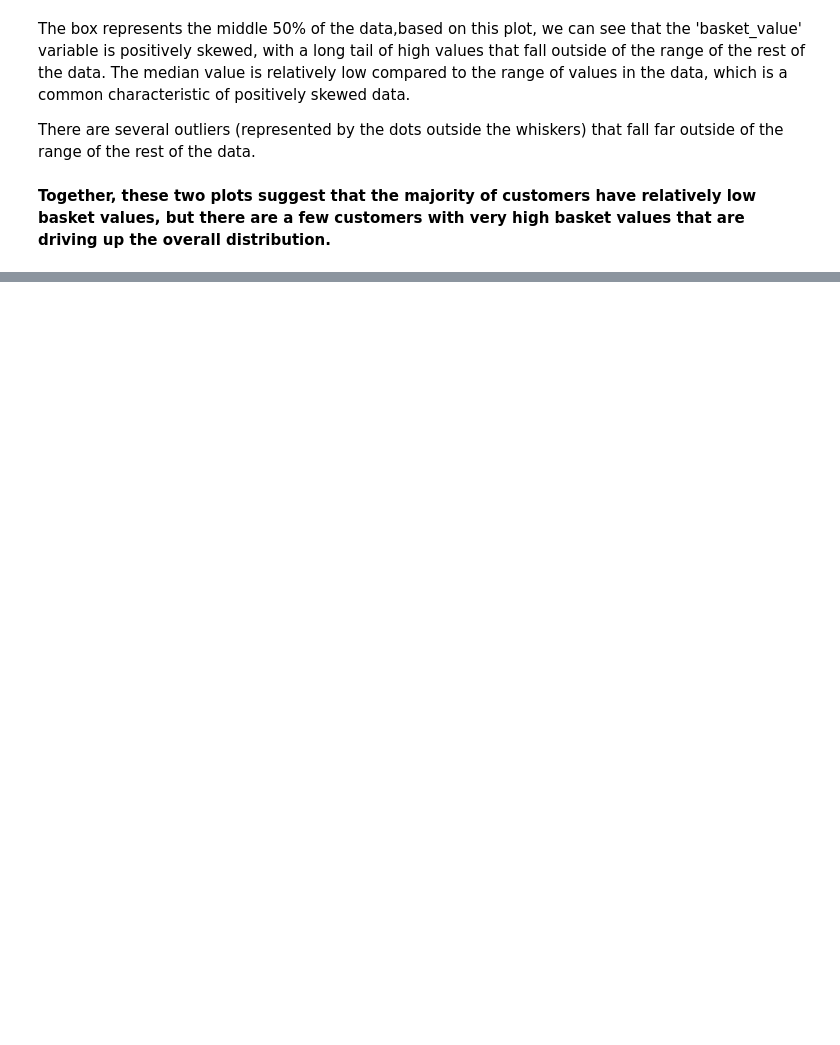
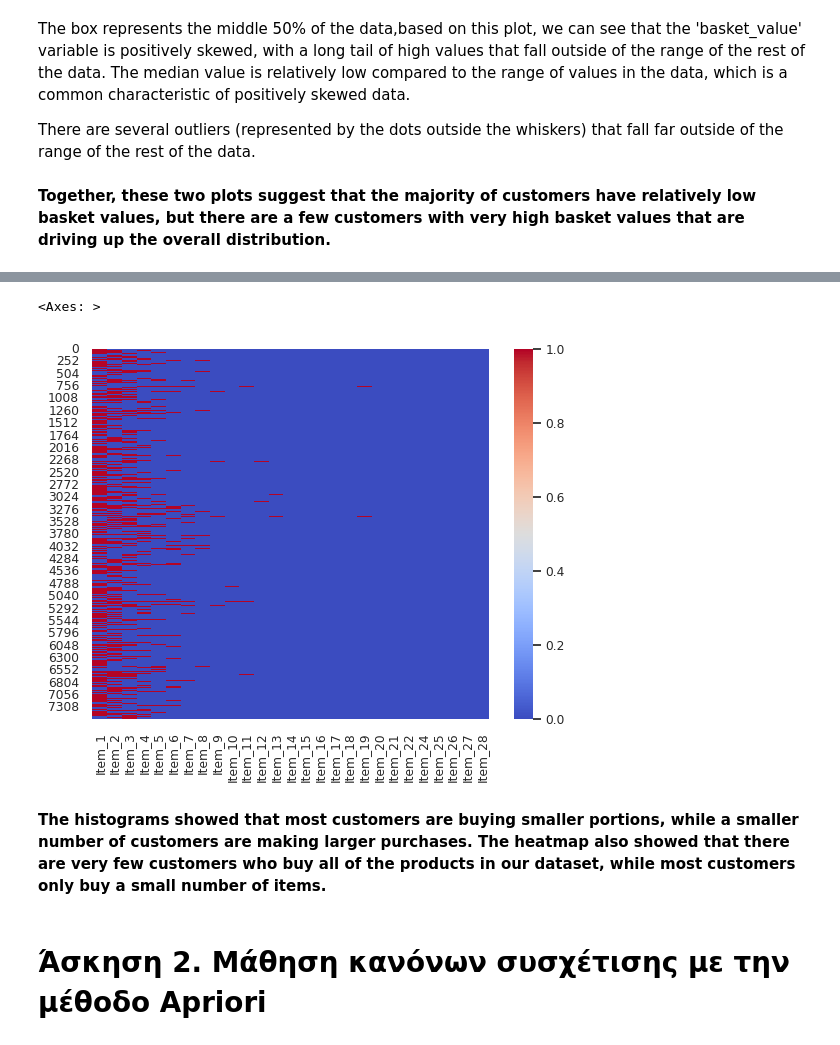
Before and after one commit to tfysekis/Data-Mining, a Jupyter notebook: Mining_Knowledge.ipynb, the cells around one changed output, grey strips where cells are left out. Drawn from its saved outputs; the diff is of its cells as text; code cells hidden in the pictures; blank space fills up the shorter version.

```diff
--- a/Mining_Knowledge.ipynb
+++ b/Mining_Knowledge.ipynb
@@ -74,0 +131,19 @@ There are several outliers (represented by the dots outside the whiskers) that f
+# %%
+import seaborn as sns
+# Heatmap
+
+# Select only the item columns
+item_cols = binary_data.columns[3:]
+
+# Create a new DataFrame with only the item columns
+binary_data_items = binary_data[item_cols]
+
+# Create a heatmap of the binary data
+sns.heatmap(binary_data_items, cmap='coolwarm', cbar=True)
+# %% [output]
+<Axes: >
+[figure, added]
+# %% [markdown]
+**The histograms showed that most customers are buying smaller portions, while a smaller number of customers are making larger purchases. The heatmap also showed that there are very few customers who buy all of the products in our dataset, while most customers only buy a small number of items.**
+# %% [markdown]
+# **Άσκηση 2. Μάθηση κανόνων συσχέτισης με την μέθοδο Apriori**
```
Also changed, not shown: parts of 8 cells of this notebook.
